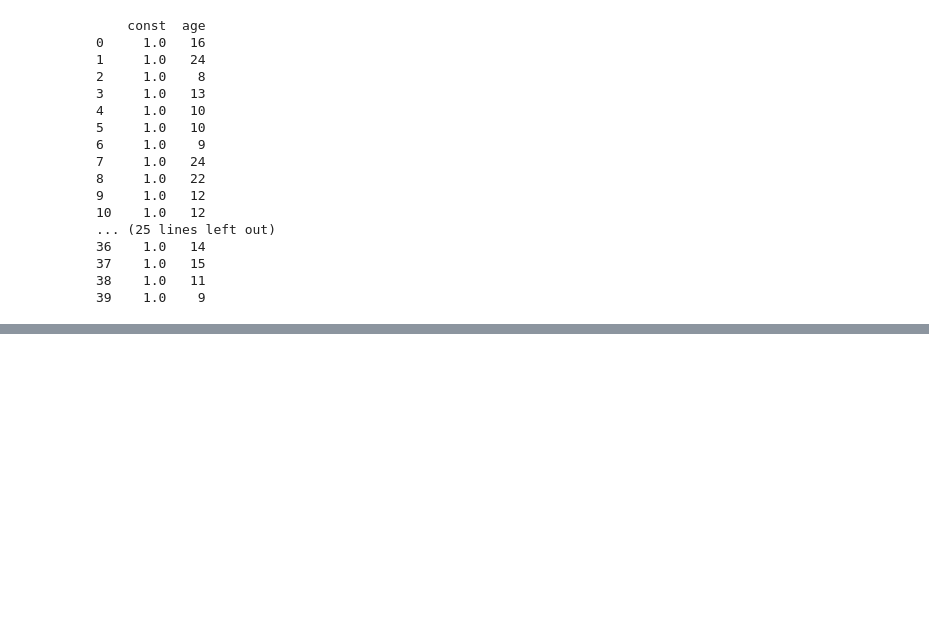
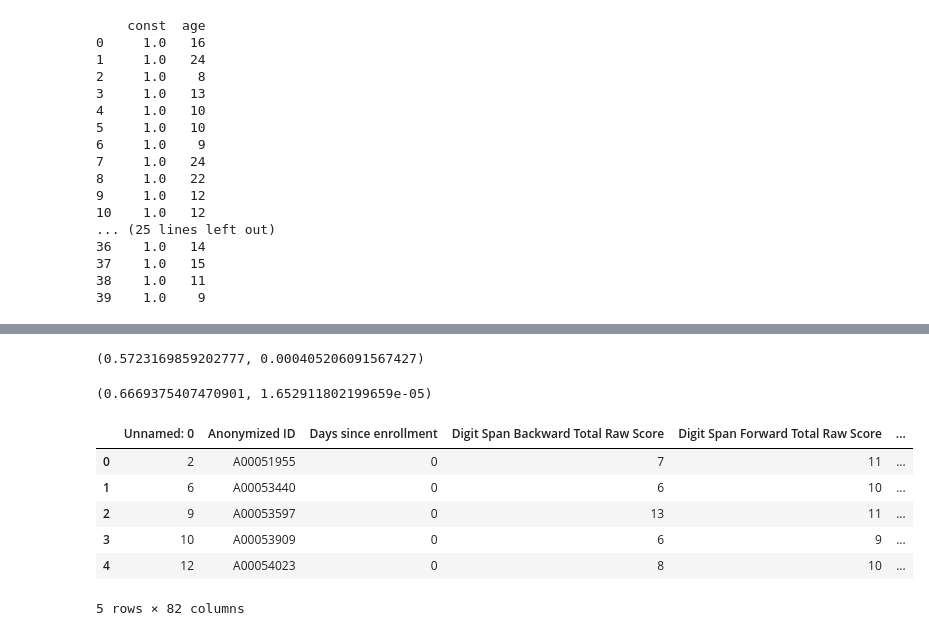
Before and after one commit to HwangLabNeuroCogDynamics/fooof_vs_PSD, a Jupyter notebook: Stats.ipynb, the cells around one changed output, grey strips where cells are left out. Cells and saved outputs as stored; diff of their text form; code cells hidden in the pictures; blank space fills up the shorter version.

Commit message:
digit span.

```diff
--- a/Stats.ipynb
+++ b/Stats.ipynb
@@ -262,0 +288,25 @@ Warnings:
+# %%
+import scipy.stats
+scipy.stats.pearsonr(fooof_df['PO_EC_slope'][~np.isnan(fooof_df['PO_EC_AMP_1'])], fooof_df['PO_EC_AMP_1'][~np.isnan(fooof_df['PO_EC_AMP_1'])])
+# %% [output]
+(0.5723169859202777, 0.000405206091567427)
+# %%
+scipy.stats.pearsonr(psd_df['THETA_OVER_BETA_EC_po'][~np.isnan(fooof_df['PO_EC_AMP_1'])], fooof_df['PO_EC_AMP_1'][~np.isnan(fooof_df['PO_EC_AMP_1'])])
+# %% [output]
+(0.6669375407470901, 1.652911802199659e-05)
+# %%
+ds = pd.read_csv('Data/MIPDB_digitSpan.csv')
+# %%
+ds['sub'] = ds['Anonymized ID']
+# %%
+df = pd.merge(ds, fooof_df, on='sub')
+# %%
+df.head()
+# %% [output]
+|  | Unnamed: 0 | Anonymized ID | Days since enrollment | Digit Span Backward Total Raw Score | Digit Span Forward Total Raw Score | ... |
+| 0 | 2 | A00051955 | 0 | 7 | 11 | ... |
+| 1 | 6 | A00053440 | 0 | 6 | 10 | ... |
+| 2 | 9 | A00053597 | 0 | 13 | 11 | ... |
+| 3 | 10 | A00053909 | 0 | 6 | 9 | ... |
+| 4 | 12 | A00054023 | 0 | 8 | 10 | ... |
+5 rows × 82 columns
```
Also changed, not shown: parts of 10 cells of this notebook.
